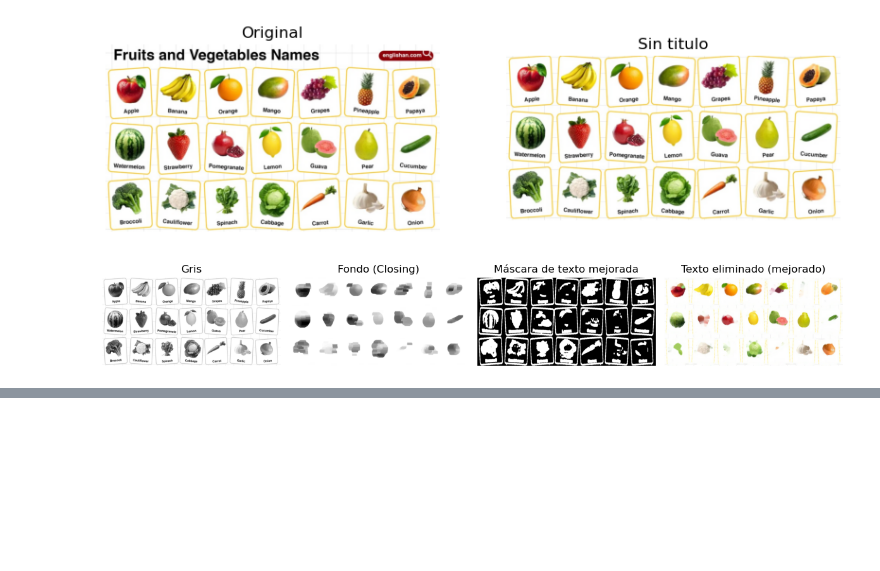
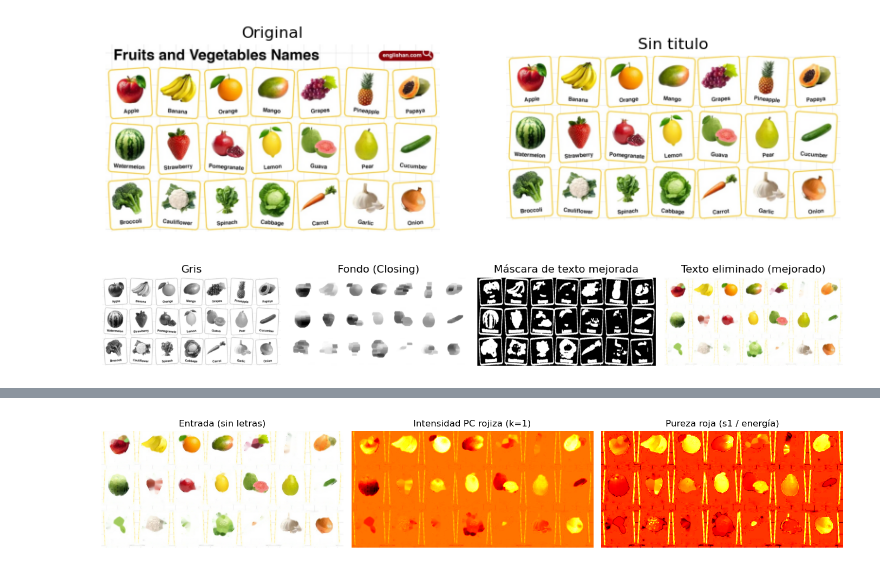
Before and after one commit to rod-0310/vision_artificial, a Jupyter notebook: clase1_segundo_p.ipynb, the cells around one changed output, grey strips where cells are left out. Drawn from its saved outputs; the diff is of its cells as text; code cells hidden in the pictures; blank space fills up the shorter version.

```diff
--- a/clase1_segundo_p.ipynb
+++ b/clase1_segundo_p.ipynb
@@ -315,3 +315,101 @@ plt.subplot(1,4,4); plt.imshow(img_inpainted); plt.title('Texto eliminado '); pl
 plt.tight_layout(); plt.show()
 # %% [output]
 [figure]
+# %%
+import cv2
+import numpy as np
+import matplotlib.pyplot as plt
+
+# ========= ENTRADA =========
+# img_inpainted: imagen RGB sin letras (H x W x 3), dtype uint8
+
+# ===== 1) ESTANDARIZAR =====
+X = img_inpainted.reshape(-1, 3).astype(np.float32)  # N x 3 (R,G,B)
+mu = X.mean(axis=0)
+sigma = X.std(axis=0) + 1e-7
+Xz = (X - mu) / sigma
+
+# ===== 2) COVARIANZA =====
+cov = np.cov(Xz, rowvar=False)  # 3x3
+
+# ===== 3) AUTOVALORES/VECTORES =====
+eig_vals, eig_vecs = np.linalg.eig(cov)
+order = np.argsort(eig_vals)[::-1]
+eig_vals = eig_vals[order]
+eig_vecs = eig_vecs[:, order]  # columnas = vectores propios ordenados
+
+# ===== 4) SELECCIÓN DEL COMPONENTE "ROJO" =====
+# Normalizamos columnas y medimos "índice rojo": v_R - 0.5*(v_G + v_B)
+V = eig_vecs / np.linalg.norm(eig_vecs, axis=0, keepdims=True)
+red_index = V[0, :] - 0.5 * (V[1, :] + V[2, :])      # mayor → más alineado con rojo
+k = int(np.argmax(np.abs(red_index)))                # índice del componente rojizo
+
+# Proyección en los 3 PCs (para medir pureza)
+scores3 = Xz @ V             # N x 3
+s1 = scores3[:, k]           # componente rojizo
+if red_index[k] < 0:         # hacemos que "positivo" signifique más rojo
+    s1 = -s1
+s2 = scores3[:, (k+1) % 3]
+s3 = scores3[:, (k+2) % 3]
+
+# ===== 5) PROYECCIÓN + SEGMENTACIÓN POR INTENSIDAD Y PUREZA =====
+# Intensidad rojiza (mapa del componente) y pureza roja (cuánto de la energía total es s1)
+energy = np.sqrt(s1**2 + s2**2 + s3**2) + 1e-7
+purity = s1 / energy                 # ~[0,1]; 1 = rojo puro
+
+# Mapas imagen
+H, W = img_inpainted.shape[:2]
+s1_img  = s1.reshape(H, W)
+pur_img = purity.reshape(H, W)
+
+# --- Umbrales (ajustables) ---
+# 1) Intensidad mínima en el componente rojizo (percentil)
+s1_norm = cv2.normalize(s1_img, None, 0, 255, cv2.NORM_MINMAX).astype(np.uint8)
+thr_s1 = np.percentile(s1_norm, 75)              # sugerido: 70–85 según estrictitud
+mask_s1 = (s1_norm >= thr_s1).astype(np.uint8) * 255
+
+# 2) Pureza roja mínima (descarta naranjas/amarillos)
+purity_thresh = 0.80                              # sugerido: 0.78–0.85
+mask_purity = (pur_img >= purity_thresh).astype(np.uint8) * 255
+
+# Máscara PCA final (SOLO PCA): intensidad alta Y roja muy pura
+pca_mask = cv2.bitwise_and(mask_s1, mask_purity)
+
+# Limpieza morfológica
+pca_mask = cv2.morphologyEx(pca_mask, cv2.MORPH_OPEN,  np.ones((5,5), np.uint8), iterations=1)
+pca_mask = cv2.morphologyEx(pca_mask, cv2.MORPH_CLOSE, np.ones((7,7), np.uint8), iterations=1)
+
+# Conteo con área mínima (evita brillos pequeños)
+min_area = 1200                                  # ajusta 800–1800 según tamaño
+num_labels, labels, stats, centroids = cv2.connectedComponentsWithStats(pca_mask, connectivity=8)
+
+count = 0
+vis = img_inpainted.copy()
+for i in range(1, num_labels):
+    x, y, w, h, area = stats[i]
+    if area >= min_area:
+        count += 1
+        cv2.rectangle(vis, (x, y), (x+w, y+h), (0,255,0), 2)
+
+# ===== SALIDA =====
+print("Autovalores:", eig_vals)
+print("Varianza explicada (%):", eig_vals / eig_vals.sum() * 100)
+print(f"[PCA-only purificado] Elementos rojizos: {count}")
+
+# Visualización (útil para ajustar umbrales)
+plt.figure(figsize=(14,5))
+plt.subplot(1,3,1); plt.imshow(img_inpainted); plt.title("Entrada (sin letras)"); plt.axis('off')
+plt.subplot(1,3,2); plt.imshow(s1_img, cmap='hot'); plt.title(f"Intensidad PC rojiza (k={k})"); plt.axis('off')
+plt.subplot(1,3,3); plt.imshow(pur_img, cmap='hot'); plt.title("Pureza roja (s1 / energía)"); plt.axis('off')
+plt.tight_layout(); plt.show()
+
+plt.figure(figsize=(12,4))
+plt.subplot(1,3,1); plt.imshow(mask_s1, cmap='gray'); plt.title(f"Máscara intensidad (≥ p{int(100-thr_s1/255*100)})"); plt.axis('off')
+plt.subplot(1,3,2); plt.imshow(mask_purity, cmap='gray'); plt.title(f"Máscara pureza (≥ {purity_thresh:.2f})"); plt.axis('off')
+plt.subplot(1,3,3); plt.imshow(pca_mask, cmap='gray'); plt.title("Máscara final (PCA-only)"); plt.axis('off')
+plt.tight_layout(); plt.show()
+
+plt.figure(figsize=(6,5))
+plt.imshow(vis); plt.title(f"Cajas — {count} rojos (PCA-only)"); plt.axis('off')
+plt.show()
+# %% [output]
@@ -317,0 +419 @@ plt.tight_layout(); plt.show()
+[figure, added]
```
Also changed, not shown: parts of 1 cell of this notebook, 1 other file.
